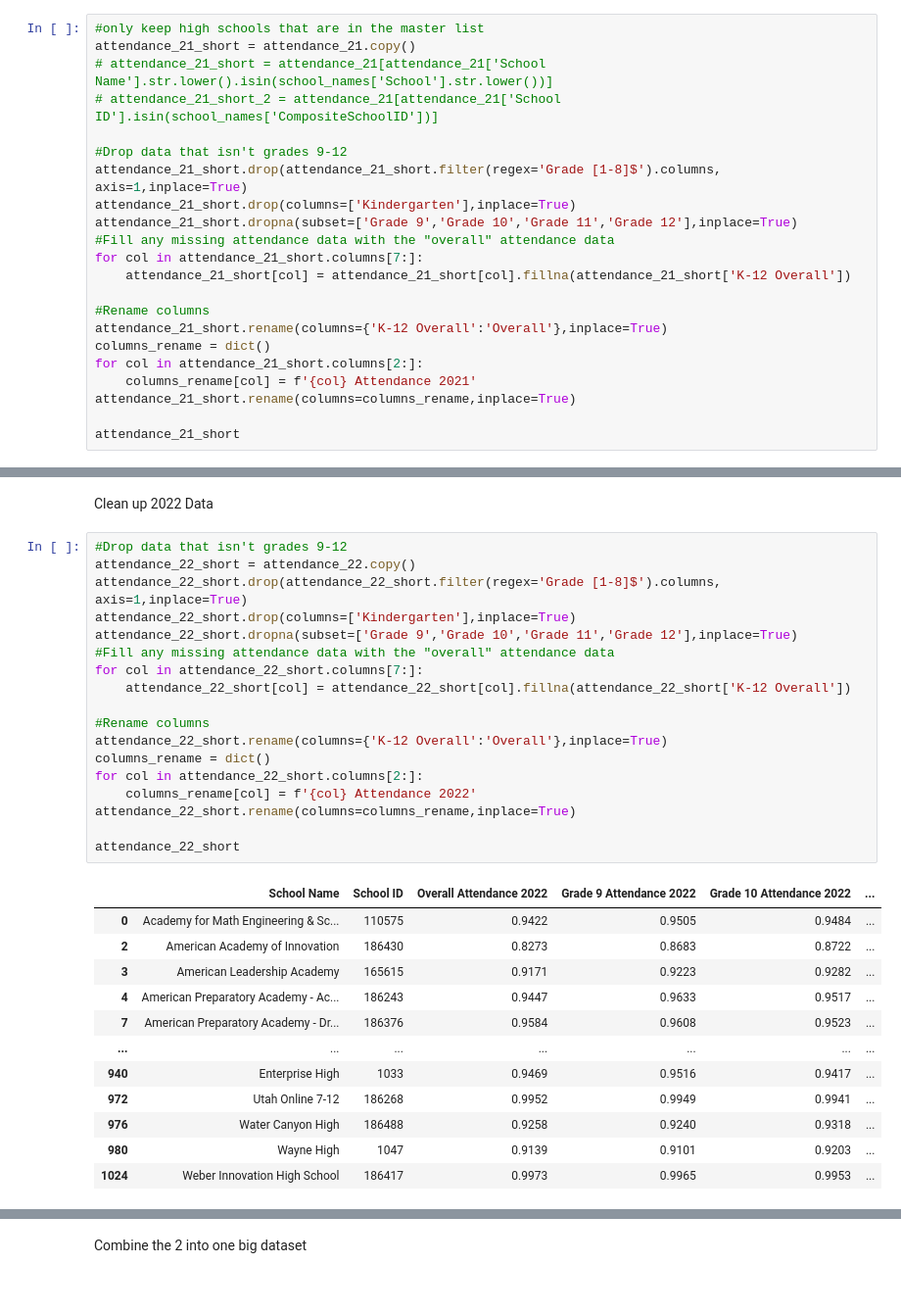
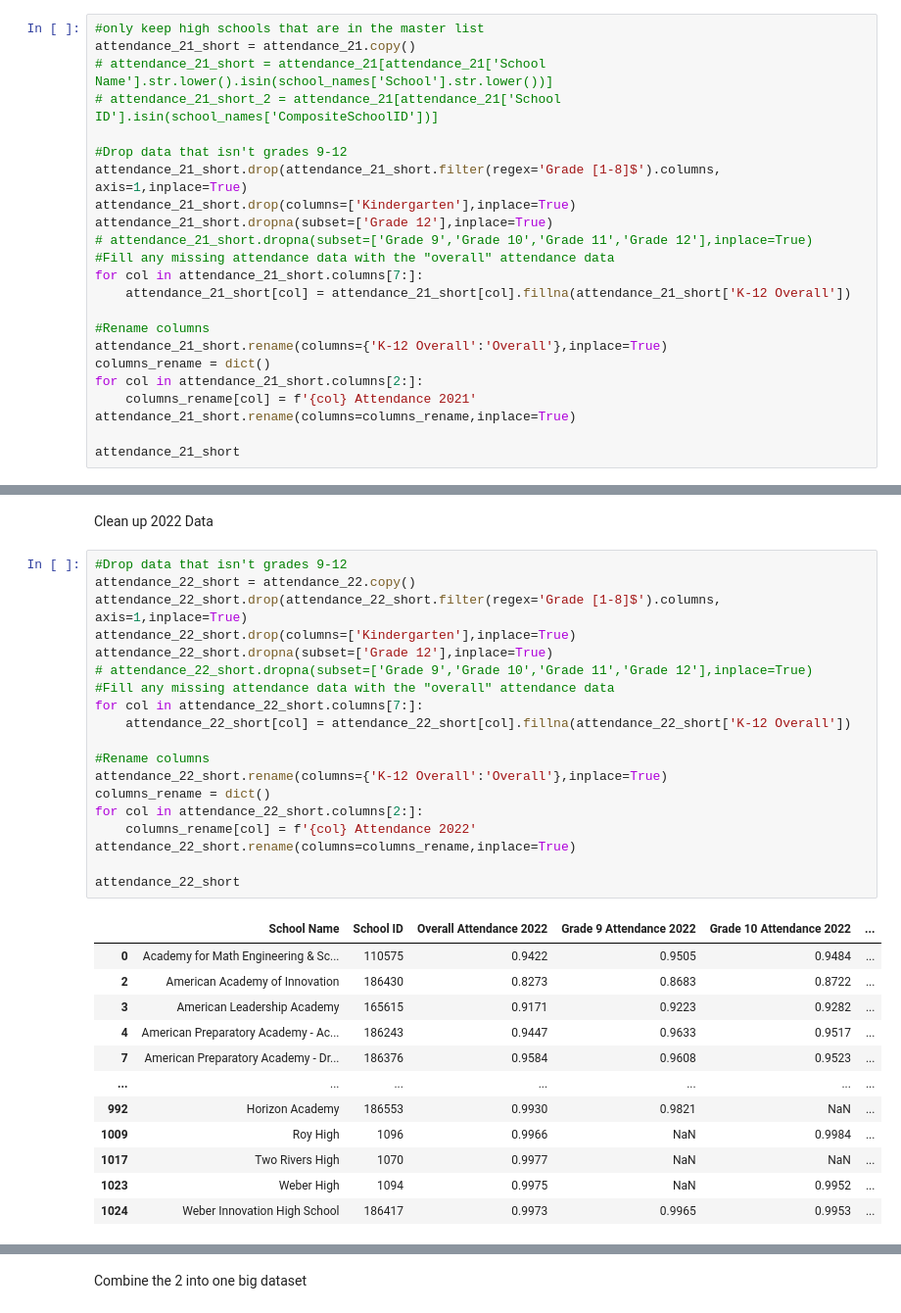
Before and after one commit to addmelo/volume3-project, a Jupyter notebook: Data/Tyler_Data_Cleaning.ipynb, the cells around one changed output, grey strips where cells are left out. Shown at 98% size. Saved outputs shown, nothing was run; the diff lists cells and outputs as text.

```diff
--- a/Data/Tyler_Data_Cleaning.ipynb
+++ b/Data/Tyler_Data_Cleaning.ipynb
@@ -77,7 +81,8 @@ attendance_21_short = attendance_21.copy()
 #Drop data that isn't grades 9-12
 attendance_21_short.drop(attendance_21_short.filter(regex='Grade [1-8]$').columns, axis=1,inplace=True)
 attendance_21_short.drop(columns=['Kindergarten'],inplace=True)
-attendance_21_short.dropna(subset=['Grade 9','Grade 10','Grade 11','Grade 12'],inplace=True)
+attendance_21_short.dropna(subset=['Grade 12'],inplace=True)
+# attendance_21_short.dropna(subset=['Grade 9','Grade 10','Grade 11','Grade 12'],inplace=True)
 #Fill any missing attendance data with the "overall" attendance data
 for col in attendance_21_short.columns[7:]:
     attendance_21_short[col] = attendance_21_short[col].fillna(attendance_21_short['K-12 Overall'])
@@ -109,31 +114,32 @@ Clean up 2022 Data
 # %%
 #Drop data that isn't grades 9-12
 attendance_22_short = attendance_22.copy()
 attendance_22_short.drop(attendance_22_short.filter(regex='Grade [1-8]$').columns, axis=1,inplace=True)
 attendance_22_short.drop(columns=['Kindergarten'],inplace=True)
-attendance_22_short.dropna(subset=['Grade 9','Grade 10','Grade 11','Grade 12'],inplace=True)
+attendance_22_short.dropna(subset=['Grade 12'],inplace=True)
+# attendance_22_short.dropna(subset=['Grade 9','Grade 10','Grade 11','Grade 12'],inplace=True)
 #Fill any missing attendance data with the "overall" attendance data
 for col in attendance_22_short.columns[7:]:
     attendance_22_short[col] = attendance_22_short[col].fillna(attendance_22_short['K-12 Overall'])
 
 #Rename columns
 attendance_22_short.rename(columns={'K-12 Overall':'Overall'},inplace=True)
 columns_rename = dict()
 for col in attendance_22_short.columns[2:]:
     columns_rename[col] = f'{col} Attendance 2022'
 attendance_22_short.rename(columns=columns_rename,inplace=True)
 
 attendance_22_short
 # %% [output]
 |  | School Name | School ID | Overall Attendance 2022 | Grade 9 Attendance 2022 | Grade 10 Attendance 2022 | ... |
 | 0 | Academy for Math Engineering & Sc... | 110575 | 0.9422 | 0.9505 | 0.9484 | ... |
 | 2 | American Academy of Innovation | 186430 | 0.8273 | 0.8683 | 0.8722 | ... |
 | 3 | American Leadership Academy | 165615 | 0.9171 | 0.9223 | 0.9282 | ... |
 | 4 | American Preparatory Academy - Ac... | 186243 | 0.9447 | 0.9633 | 0.9517 | ... |
 | 7 | American Preparatory Academy - Dr... | 186376 | 0.9584 | 0.9608 | 0.9523 | ... |
 | ... | ... | ... | ... | ... | ... | ... |
-| 940 | Enterprise High | 1033 | 0.9469 | 0.9516 | 0.9417 | ... |
-| 972 | Utah Online 7-12 | 186268 | 0.9952 | 0.9949 | 0.9941 | ... |
-| 976 | Water Canyon High | 186488 | 0.9258 | 0.9240 | 0.9318 | ... |
-| 980 | Wayne High | 1047 | 0.9139 | 0.9101 | 0.9203 | ... |
+| 992 | Horizon Academy | 186553 | 0.9930 | 0.9821 | NaN | ... |
+| 1009 | Roy High | 1096 | 0.9966 | NaN | 0.9984 | ... |
+| 1017 | Two Rivers High | 1070 | 0.9977 | NaN | NaN | ... |
+| 1023 | Weber High | 1094 | 0.9975 | NaN | 0.9952 | ... |
 | 1024 | Weber Innovation High School | 186417 | 0.9973 | 0.9965 | 0.9953 | ... |
```
Also changed, not shown: parts of 6 cells of this notebook, 1 other file.
